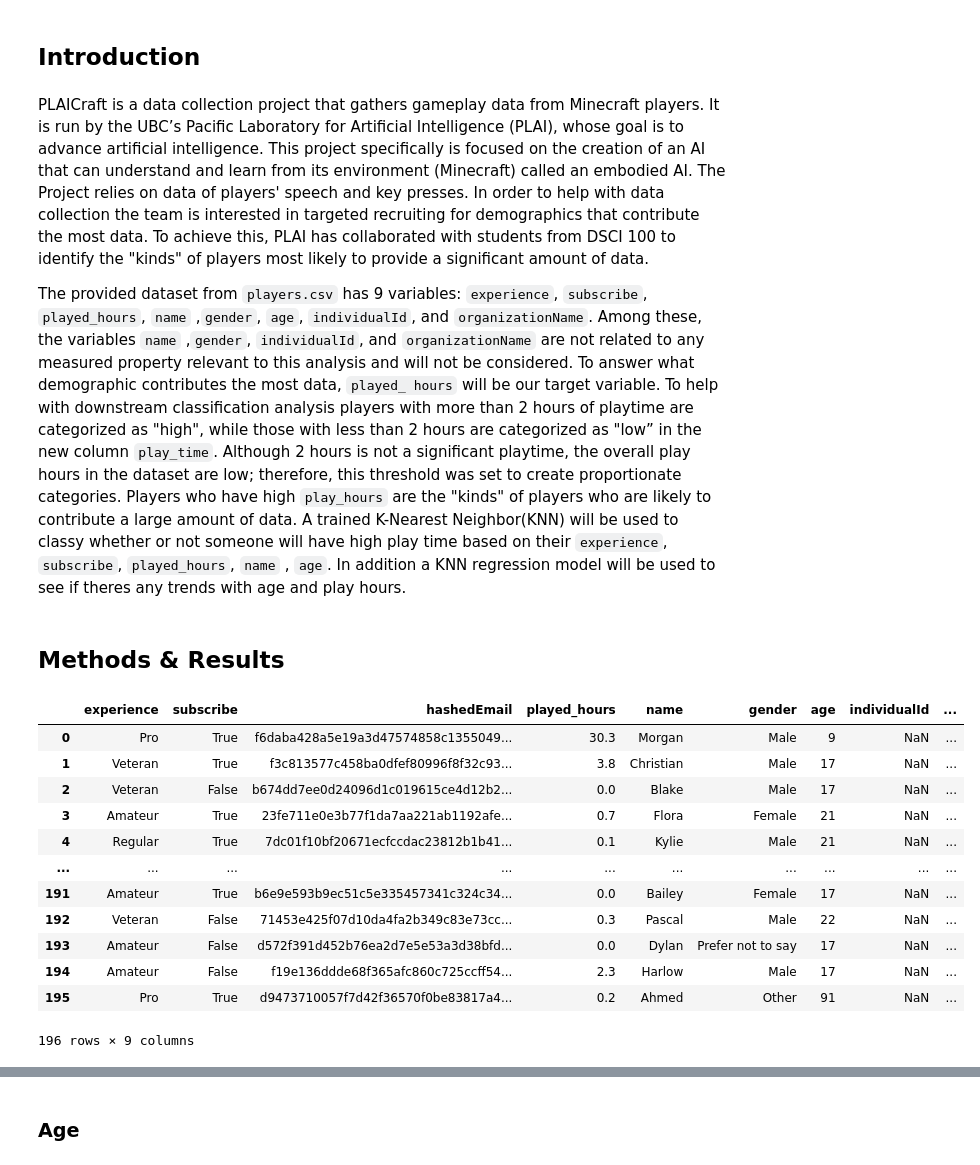
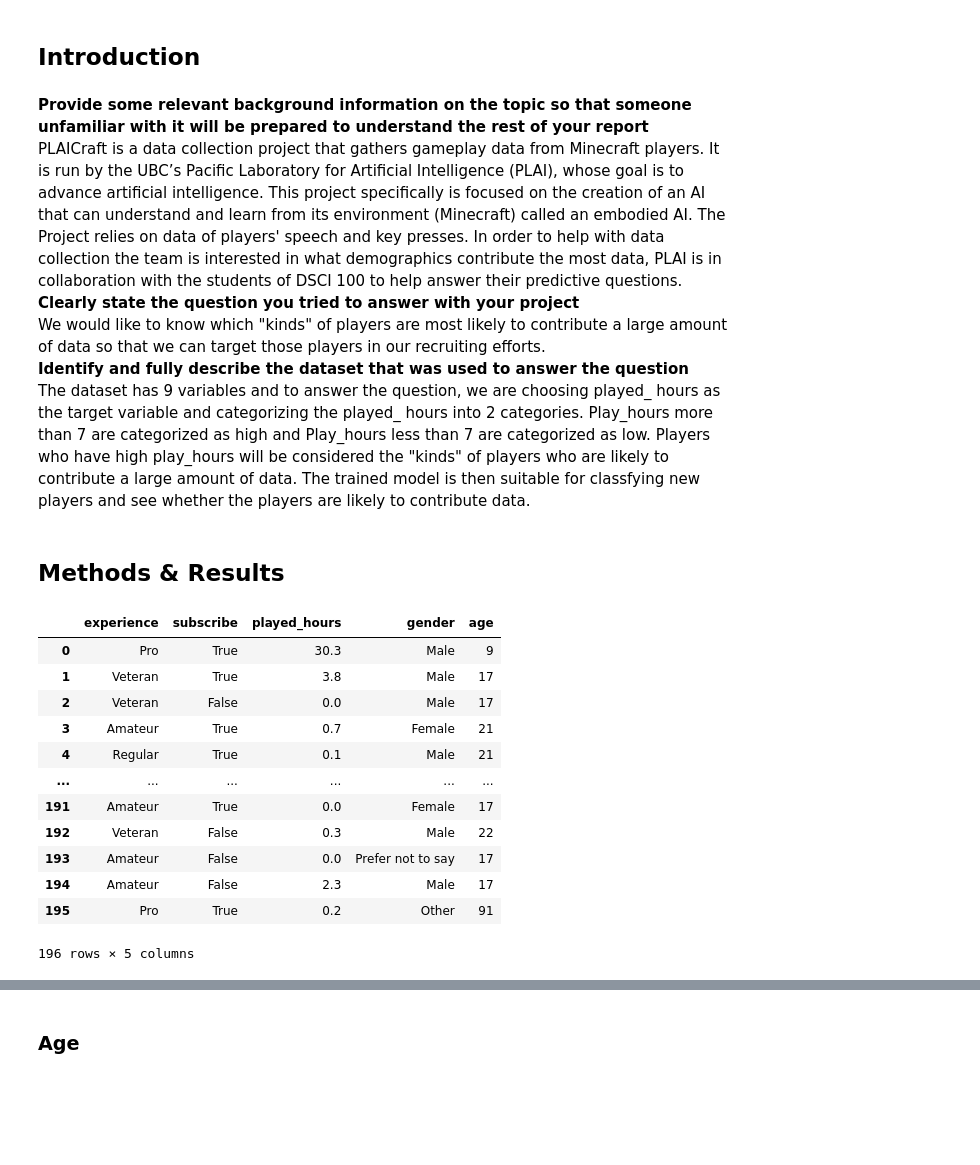
Before and after one commit to Cartleon/dsci100-python-group-33, a Jupyter notebook: Project Final Report.ipynb, the cells around one changed output, grey strips where cells are left out. Drawn from its saved outputs; the diff is of its cells as text; code cells hidden in the pictures; blank space fills up the shorter version.

Commit message:
experience explanation

```diff
--- a/Project Final Report.ipynb
+++ b/Project Final Report.ipynb
@@ -22,27 +20,31 @@ set_config(transform_output="pandas")
 # %% [markdown]
 ## Introduction ##
 # %% [markdown]
-PLAICraft is a data collection project that gathers gameplay data from Minecraft players. It is run by the UBC’s Pacific Laboratory for Artificial Intelligence (PLAI), whose goal is to advance artificial intelligence. This project specifically is focused on the creation of an AI that can understand and learn from its environment (Minecraft) called an embodied AI. The Project relies on data of players' speech and key presses. In order to help with data collection the team is interested in targeted recruiting for demographics that contribute the most data. To achieve this, PLAI has collaborated with students from DSCI 100 to identify the "kinds" of players most likely to provide a significant amount of data.
-
-The provided dataset from `players.csv` has 9 variables: `experience`, `subscribe`, `played_hours`, `name` ,`gender`, `age`, `individualId`, and  `organizationName`. Among these, the variables `name` ,`gender`, `individualId`, and  `organizationName` are not related to any measured property relevant to this analysis and will not be considered. To answer what demographic contributes the most data, `played_ hours` will be our target variable. To help with downstream classification analysis players with more than 2 hours of playtime are categorized as "high", while those with less than 2 hours are categorized as "low” in the new column `play_time`. Although 2 hours is not a significant playtime, the overall play hours in the dataset are low; therefore, this threshold was set to create proportionate categories. Players who have high `play_hours` are the "kinds" of players who are likely to contribute a large amount of data. A trained K-Nearest Neighbor(KNN) will be used to classy whether or not someone will have high play time based on their `experience`, `subscribe`, `played_hours`, `name` , `age`. In addition a KNN regression model will be used to see if theres any trends with age and play hours.
+**Provide some relevant background information on the topic so that someone unfamiliar with it will be prepared to understand the rest of your report**\
+PLAICraft is a data collection project that gathers gameplay data from Minecraft players. It is run by the UBC’s Pacific Laboratory for Artificial Intelligence (PLAI), whose goal is to advance artificial intelligence. This project specifically is focused on the creation of an AI that can understand and learn from its environment (Minecraft) called an embodied AI. The Project relies on data of players' speech and key presses. In order to help with data collection the team is interested in what demographics contribute the most data, PLAI is in collaboration with the students of DSCI 100 to help answer their predictive questions.\
+**Clearly state the question you tried to answer with your project**\
+We would like to know which "kinds" of players are most likely to contribute a large amount of data so that we can target those players in our recruiting efforts.\
+**Identify and fully describe the dataset that was used to answer the question**\
+The dataset has 9 variables and to answer the question, we are choosing played_ hours as the target variable and categorizing the played_ hours into 2 categories. Play_hours more than 7 are categorized as high and Play_hours less than 7 are categorized as low. Players who have high play_hours will be considered the "kinds" of players who are likely to contribute a large amount of data. The trained model is then suitable for classfying new players and see whether the players are likely to contribute data.
 # %% [markdown]
 ## Methods & Results ##
 # %%
-player_data = pd.read_csv("data/players.csv")
+player_data = pd.read_csv("data/players.csv").drop(columns = ['individualId','organizationName','hashedEmail','name'])
+#Dropped columns don't contribute to our question
 player_data
 # %% [output]
-|  | experience | subscribe | hashedEmail | played_hours | name | gender | age | individualId | ... |
-| 0 | Pro | True | f6daba428a5e19a3d47574858c1355049... | 30.3 | Morgan | Male | 9 | NaN | ... |
-| 1 | Veteran | True | f3c813577c458ba0dfef80996f8f32c93... | 3.8 | Christian | Male | 17 | NaN | ... |
-| 2 | Veteran | False | b674dd7ee0d24096d1c019615ce4d12b2... | 0.0 | Blake | Male | 17 | NaN | ... |
-| 3 | Amateur | True | 23fe711e0e3b77f1da7aa221ab1192afe... | 0.7 | Flora | Female | 21 | NaN | ... |
-| 4 | Regular | True | 7dc01f10bf20671ecfccdac23812b1b41... | 0.1 | Kylie | Male | 21 | NaN | ... |
-| ... | ... | ... | ... | ... | ... | ... | ... | ... | ... |
-| 191 | Amateur | True | b6e9e593b9ec51c5e335457341c324c34... | 0.0 | Bailey | Female | 17 | NaN | ... |
-| 192 | Veteran | False | 71453e425f07d10da4fa2b349c83e73cc... | 0.3 | Pascal | Male | 22 | NaN | ... |
-| 193 | Amateur | False | d572f391d452b76ea2d7e5e53a3d38bfd... | 0.0 | Dylan | Prefer not to say | 17 | NaN | ... |
-| 194 | Amateur | False | f19e136ddde68f365afc860c725ccff54... | 2.3 | Harlow | Male | 17 | NaN | ... |
-| 195 | Pro | True | d9473710057f7d42f36570f0be83817a4... | 0.2 | Ahmed | Other | 91 | NaN | ... |
+|  | experience | subscribe | played_hours | gender | age |
+| 0 | Pro | True | 30.3 | Male | 9 |
+| 1 | Veteran | True | 3.8 | Male | 17 |
+| 2 | Veteran | False | 0.0 | Male | 17 |
+| 3 | Amateur | True | 0.7 | Female | 21 |
+| 4 | Regular | True | 0.1 | Male | 21 |
+| ... | ... | ... | ... | ... | ... |
+| 191 | Amateur | True | 0.0 | Female | 17 |
+| 192 | Veteran | False | 0.3 | Male | 22 |
+| 193 | Amateur | False | 0.0 | Prefer not to say | 17 |
+| 194 | Amateur | False | 2.3 | Male | 17 |
+| 195 | Pro | True | 0.2 | Other | 91 |
-196 rows × 9 columns
+196 rows × 5 columns
 # %%
 # create a new column to show the classification of playtime
```
Also changed, not shown: parts of 29 cells of this notebook.
